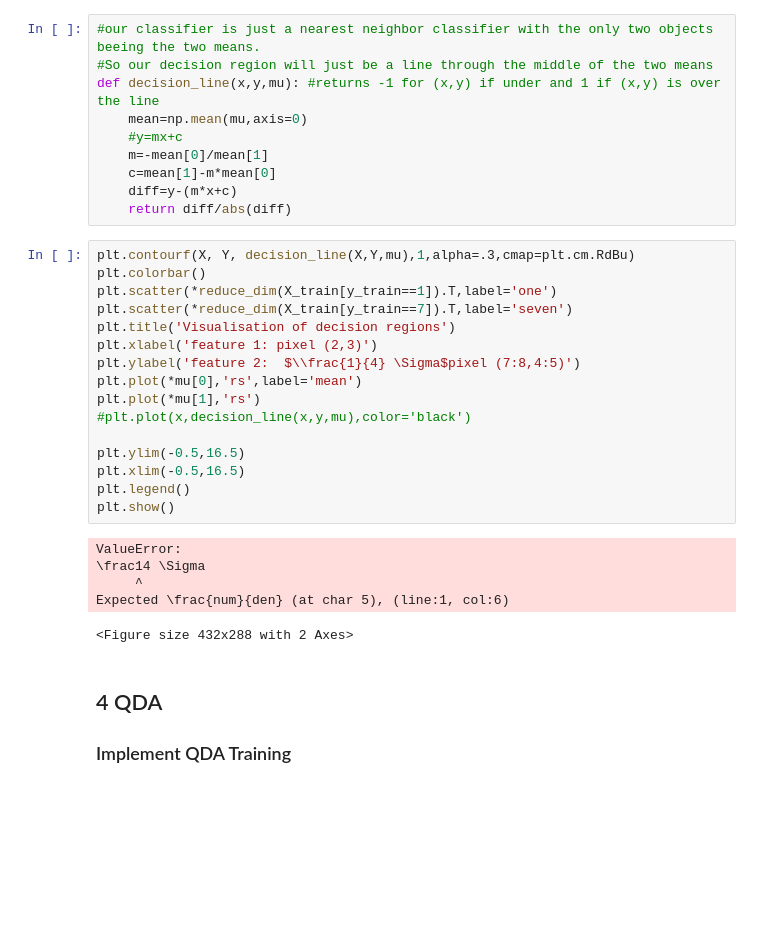
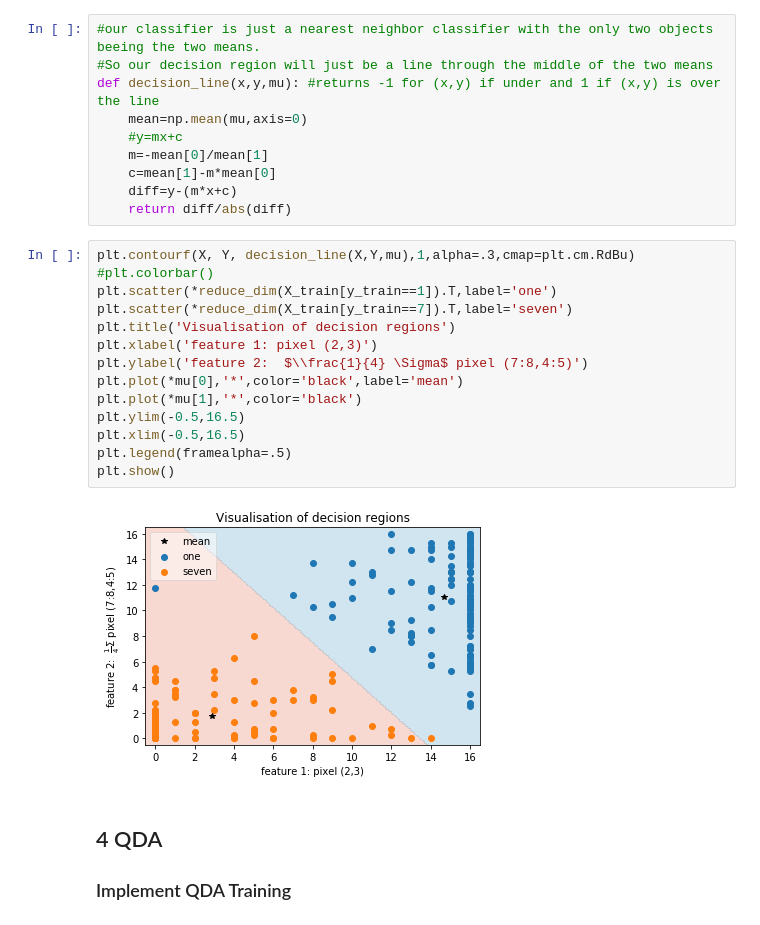
Before and after one commit to ml4cdeca/FundamentalsOfMachineLearning, a Jupyter notebook: blatt3/qda-lda.ipynb, the cells around one changed output. Saved outputs shown, nothing was run; the diff lists cells and outputs as text; blank space fills up the shorter version.

```diff
--- a/blatt3/qda-lda.ipynb
+++ b/blatt3/qda-lda.ipynb
@@ -123,26 +123,20 @@ def decision_line(x,y,mu): #returns -1 for (x,y) if under and 1 if (x,y) is over
     return diff/abs(diff)
 # %%
 plt.contourf(X, Y, decision_line(X,Y,mu),1,alpha=.3,cmap=plt.cm.RdBu)
-plt.colorbar()
+#plt.colorbar()
 plt.scatter(*reduce_dim(X_train[y_train==1]).T,label='one')
 plt.scatter(*reduce_dim(X_train[y_train==7]).T,label='seven')
 plt.title('Visualisation of decision regions')
 plt.xlabel('feature 1: pixel (2,3)')
-plt.ylabel('feature 2:  $\\frac{1}{4} \Sigma$pixel (7:8,4:5)')
-plt.plot(*mu[0],'rs',label='mean')
-plt.plot(*mu[1],'rs')
-#plt.plot(x,decision_line(x,y,mu),color='black')
-
+plt.ylabel('feature 2:  $\\frac{1}{4} \Sigma$ pixel (7:8,4:5)')
+plt.plot(*mu[0],'*',color='black',label='mean')
+plt.plot(*mu[1],'*',color='black')
 plt.ylim(-0.5,16.5)
 plt.xlim(-0.5,16.5)
-plt.legend()
+plt.legend(framealpha=.5)
 plt.show()
 # %% [output]
-ValueError:
-\frac14 \Sigma
-     ^
-Expected \frac{num}{den} (at char 5), (line:1, col:6)
-<Figure size 432x288 with 2 Axes>
+[figure, added]
 # %% [markdown]
 ## 4 QDA
 ### Implement QDA Training
```
Also changed, not shown: parts of 1 cell of this notebook.
